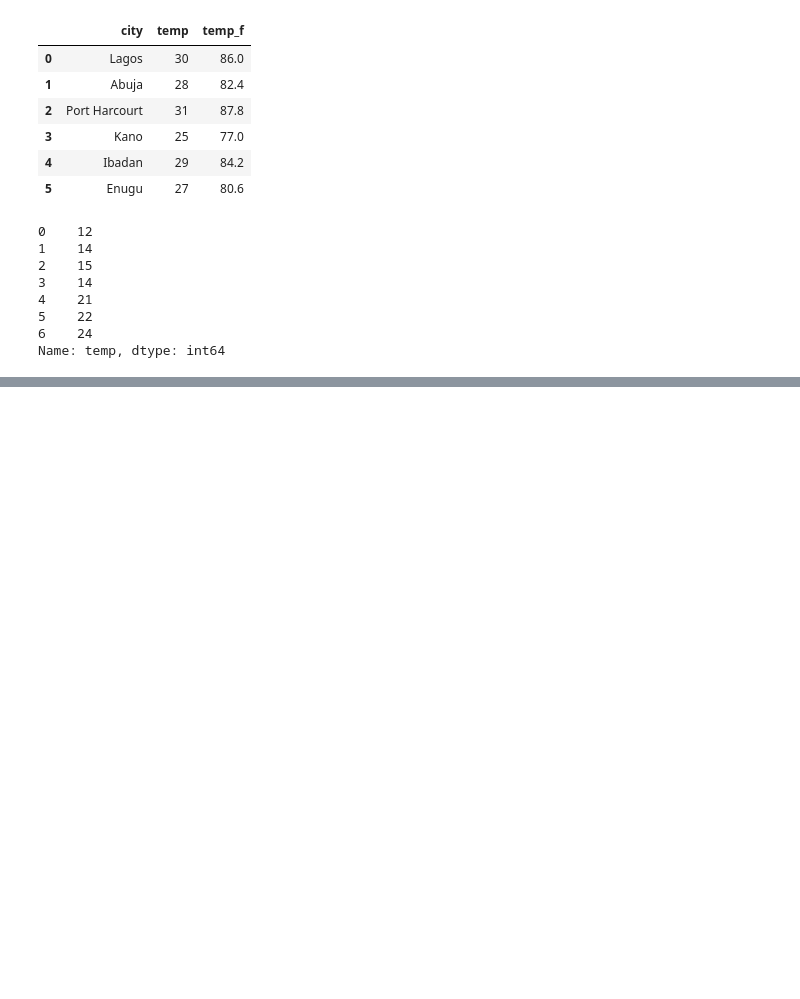
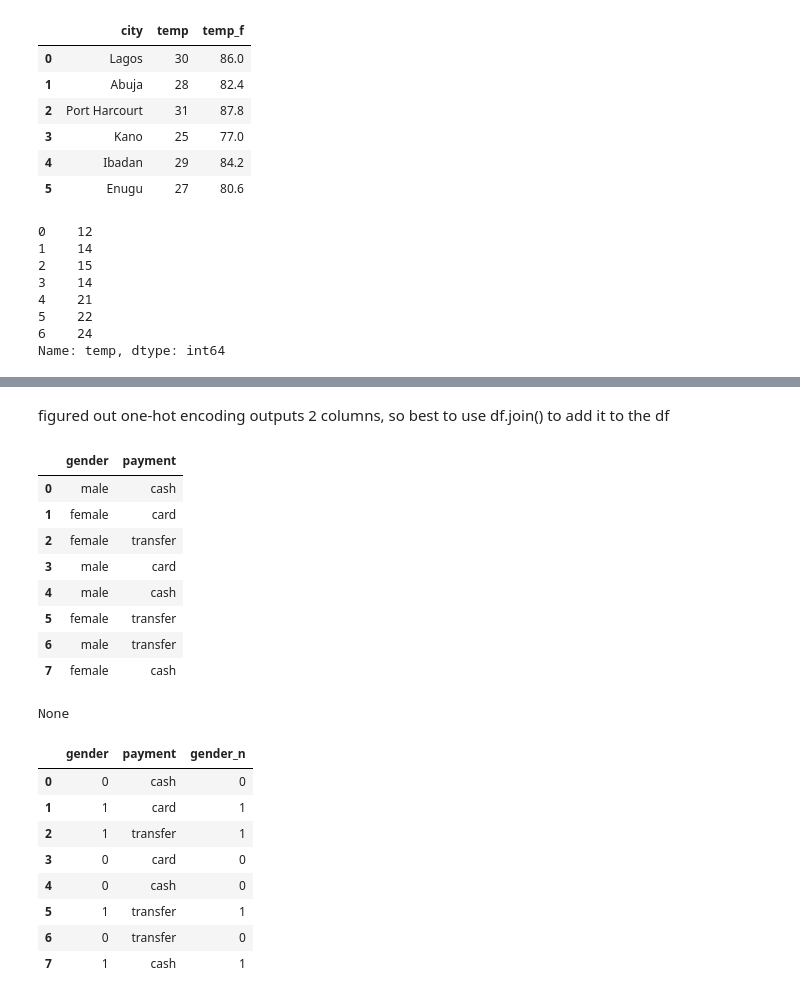
Before and after one commit to AkumaGPT/Practice_Pandas_CSV, a Jupyter notebook: test.ipynb, the cells around one changed output, grey strips where cells are left out. Saved outputs shown, nothing was run; the diff lists cells and outputs as text; code cells hidden in the pictures; blank space fills up the shorter version.

```diff
--- a/test.ipynb
+++ b/test.ipynb
@@ -167,0 +285,49 @@ Name: temp, dtype: int64
+# %% [markdown]
+figured out one-hot encoding outputs 2 columns, so best to use df.join() to add it to the df
+# %%
+# encoding challenge
+df = pd.read_csv("customer_data.csv")
+print(display(df))
+
+# one-hot encode gender
+pd.get_dummies(df["gender"], dtype=int)
+
+# one-hot encode payment
+pd.get_dummies(df["payment"], dtype=int)
+
+# combine all encoded columns into df
+gender_n  = pd.get_dummies(df["gender"])
+df.join(gender_n)
+df
+
+# factorize payment
+codes, uniques = pd.factorize(df["payment"])
+codes
+uniques
+
+# replace/add codes for gender using factorize
+codes, uniques = pd.factorize(df["gender"])
+df["gender"] = codes # to replace
+df
+df["gender_n"] = codes # to add
+df
+# %% [output]
+|  | gender | payment |
+| 0 | male | cash |
+| 1 | female | card |
+| 2 | female | transfer |
+| 3 | male | card |
+| 4 | male | cash |
+| 5 | female | transfer |
+| 6 | male | transfer |
+| 7 | female | cash |
+None
+|  | gender | payment | gender_n |
+| 0 | 0 | cash | 0 |
+| 1 | 1 | card | 1 |
+| 2 | 1 | transfer | 1 |
+| 3 | 0 | card | 0 |
+| 4 | 0 | cash | 0 |
+| 5 | 1 | transfer | 1 |
+| 6 | 0 | transfer | 0 |
+| 7 | 1 | cash | 1 |
```
Also changed, not shown: parts of 4 cells of this notebook.
